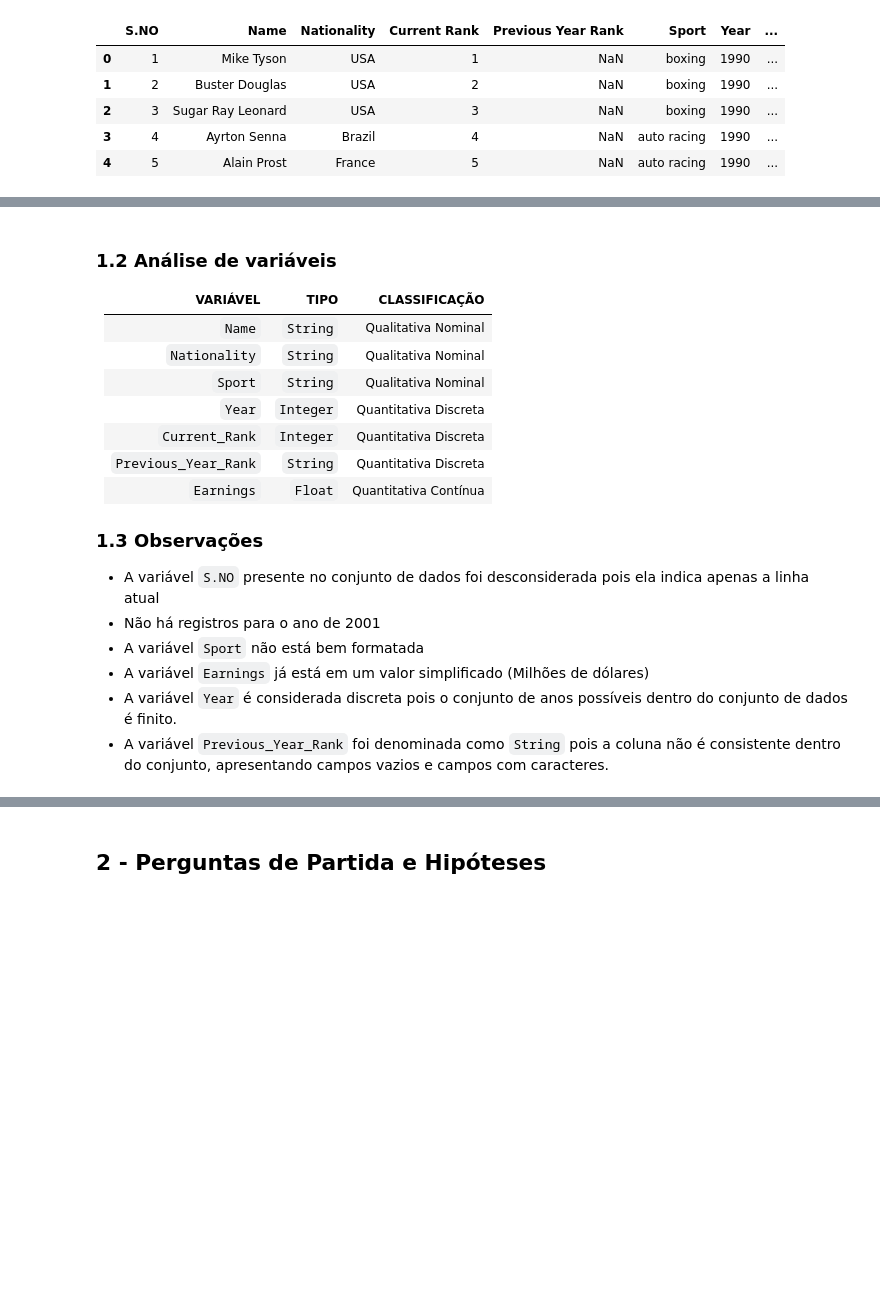
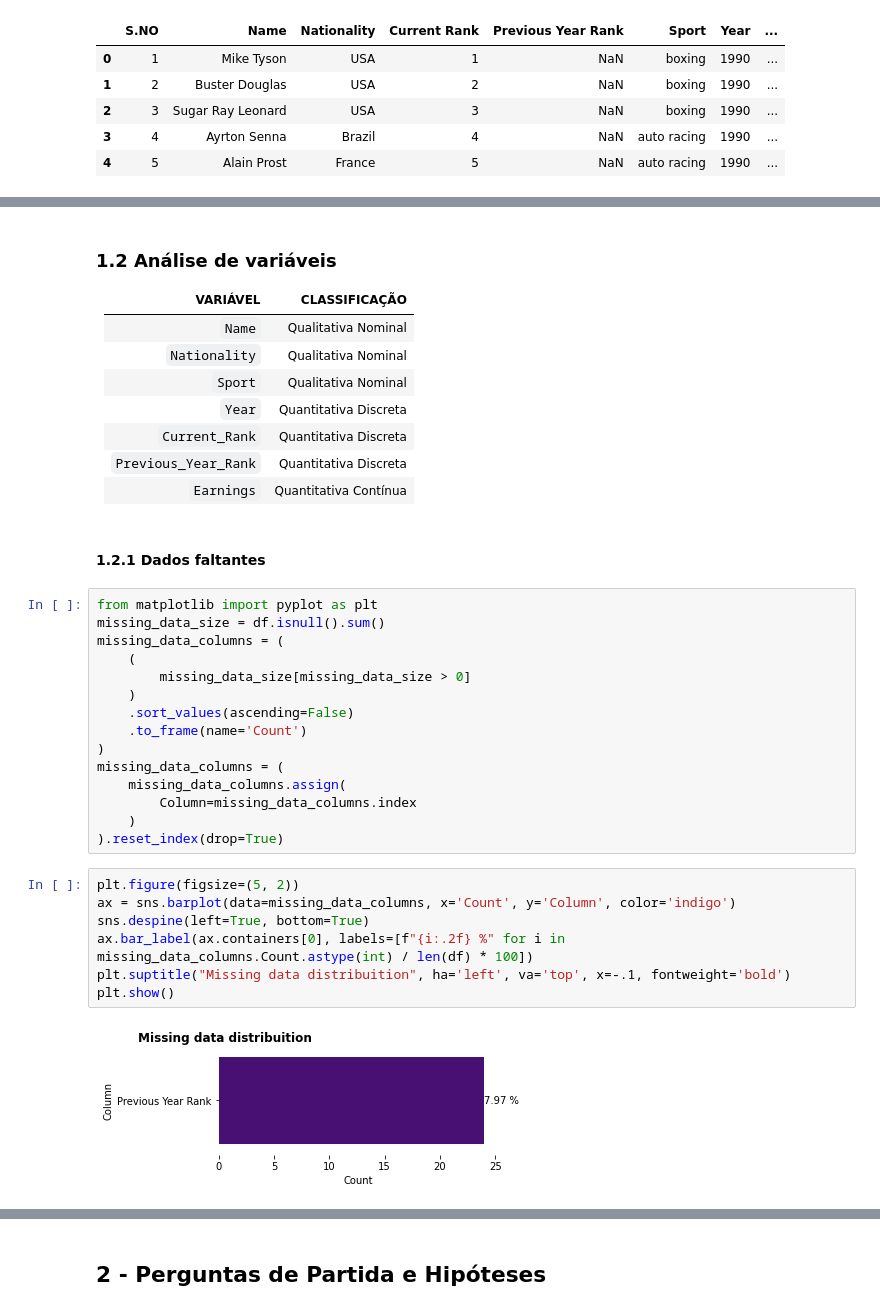
Before and after one commit to rafaelsilva81/atlantico-bootcamp-cd, a Jupyter notebook: notebooks/atividade-05/analise-exploratoria-de-dados.ipynb, the cells around one changed output, grey strips where cells are left out. Cells and saved outputs as stored; diff of their text form; blank space fills up the shorter version.

```diff
--- a/notebooks/atividade-05/analise-exploratoria-de-dados.ipynb
+++ b/notebooks/atividade-05/analise-exploratoria-de-dados.ipynb
@@ -29,19 +47,38 @@ df.head()
 # %% [markdown]
 ### 1.2 Análise de variáveis
- | VARIÁVEL | TIPO  |  CLASSIFICAÇÃO |
- |--|--| -- |
- | `Name`  | `String` | Qualitativa Nominal |
- | `Nationality` | `String` | Qualitativa Nominal |
- | `Sport` | `String` | Qualitativa Nominal |
- | `Year` | `Integer`| Quantitativa Discreta |
- | `Current_Rank`| `Integer` | Quantitativa Discreta |
- | `Previous_Year_Rank`| `String` | Quantitativa Discreta |
- | `Earnings`  | `Float`| Quantitativa Contínua
 
-### 1.3 Observações
- - A variável `S.NO` presente no conjunto de dados foi desconsiderada pois ela indica apenas a linha atual
- - Não há registros para o ano de 2001
- - A variável `Sport` não está bem formatada
- - A variável `Earnings` já está em um valor simplificado (Milhões de dólares)
- - A variável `Year` é considerada discreta pois o conjunto de anos possíveis dentro do conjunto de dados é finito.
- - A variável `Previous_Year_Rank` foi denominada como `String` pois a coluna não é consistente dentro do conjunto, apresentando campos vazios e campos com caracteres.
+ | VARIÁVEL |   CLASSIFICAÇÃO |
+ |--|--|
+ | `Name`  |  Qualitativa Nominal |
+ | `Nationality` |  Qualitativa Nominal |
+ | `Sport` |  Qualitativa Nominal |
+ | `Year` |  Quantitativa Discreta |
+ | `Current_Rank`|  Quantitativa Discreta |
+ | `Previous_Year_Rank`|  Quantitativa Discreta |
+ | `Earnings`  |  Quantitativa Contínua
+# %% [markdown]
+#### 1.2.1 Dados faltantes
+# %%
+from matplotlib import pyplot as plt
+missing_data_size = df.isnull().sum()
+missing_data_columns = (
+    (
+        missing_data_size[missing_data_size > 0]
+    )
+    .sort_values(ascending=False)
+    .to_frame(name='Count')
+)
+missing_data_columns = (
+    missing_data_columns.assign(
+        Column=missing_data_columns.index
+    )
+).reset_index(drop=True)
+# %%
+plt.figure(figsize=(5, 2))
+ax = sns.barplot(data=missing_data_columns, x='Count', y='Column', color='indigo')
+sns.despine(left=True, bottom=True)
+ax.bar_label(ax.containers[0], labels=[f"{i:.2f} %" for i in missing_data_columns.Count.astype(int) / len(df) * 100])
+plt.suptitle("Missing data distribuition", ha='left', va='top', x=-.1, fontweight='bold')
+plt.show()
+# %% [output]
+[figure, added]
```
Also changed, not shown: parts of 5 cells of this notebook.
